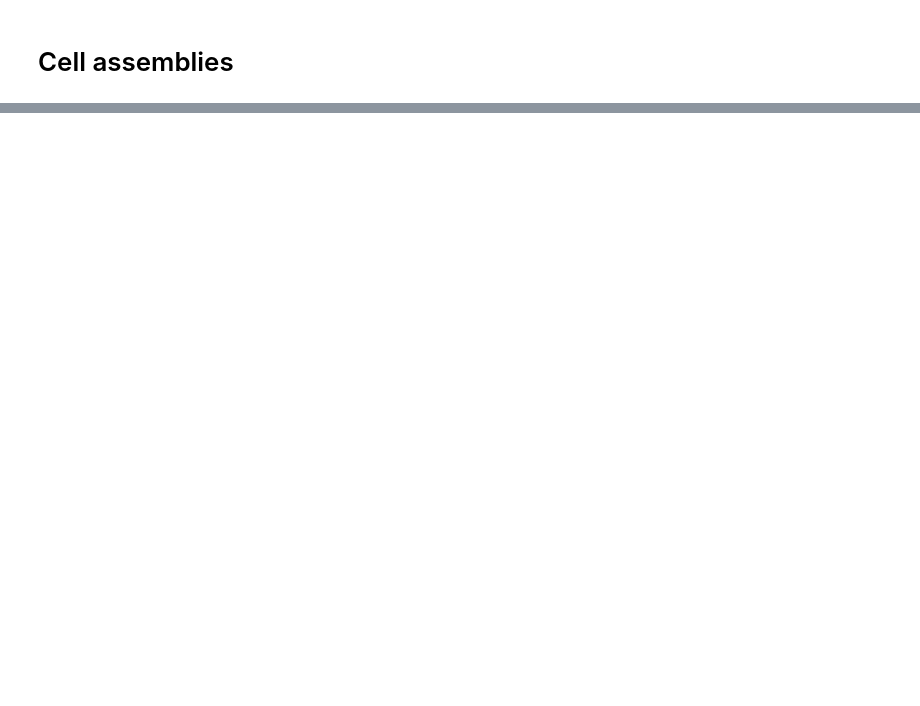
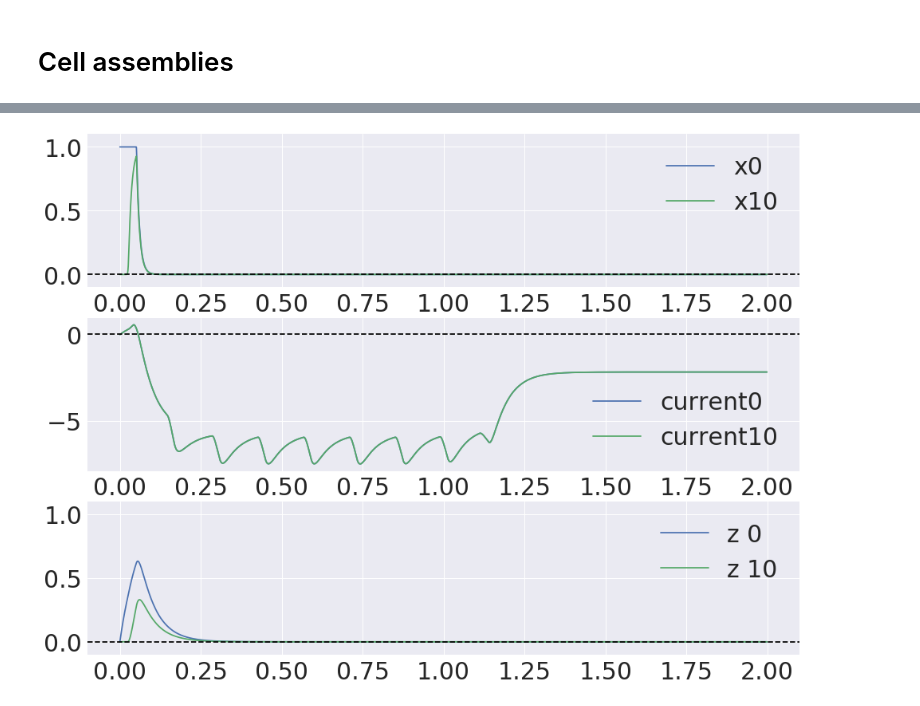
Before and after one commit to h-mayorquin/firing_rate_sequences, a Jupyter notebook: notebooks/2017-11-16(Cell assemblies - test).ipynb, the cells around one changed output, grey strips where cells are left out. Cells and saved outputs as stored; diff of their text form; code cells hidden in the pictures; blank space fills up the shorter version.

```diff
--- a/notebooks/2017-11-16(Cell assemblies - test).ipynb
+++ b/notebooks/2017-11-16(Cell assemblies - test).ipynb
@@ -41,0 +123,40 @@ plt.colorbar();
+# %%
+G = 100.0
+tau_m = 0.010
+T = 2.0
+I_cue = 0
+T_cue = 0.050
+dt = dt
+threshold = 0.3
+
+dic = run_network_recall(N * h, w, G, threshold, tau_m, tau_z,  T, dt, I_cue, T_cue)
+# %%
+time = np.arange(0, T, dt)
+x_history = dic['x']
+z_history = dic['z']
+current_history = dic['current']
+
+fig = plt.figure(figsize=(16, 12))
+ax1 = fig.add_subplot(311)
+ax2 = fig.add_subplot(312)
+ax3 = fig.add_subplot(313)
+
+patterns = [0, 10]
+# patterns = sequence
+for pattern in patterns:
+    ax1.plot(time, x_history[:, pattern], label='x' + str(pattern))
+    ax2.plot(time, current_history[:, pattern], label='current' + str(pattern))
+    ax3.plot(time, z_history[:, pattern], label='z ' + str(pattern))
+
+ax1.axhline(0, ls='--', color='black')
+ax1.legend();
+ax1.set_ylim([-0.1, 1.1])
+ax3.set_ylim([-0.1, 1.1])
+
+ax2.axhline(0, ls='--', color='black')
+ax2.legend();
+
+ax3.axhline(0, ls='--', color='black')
+ax3.legend();
+# %% [output]
+[figure, added]
```
Also changed, not shown: parts of 6 cells of this notebook, 3 other files.
